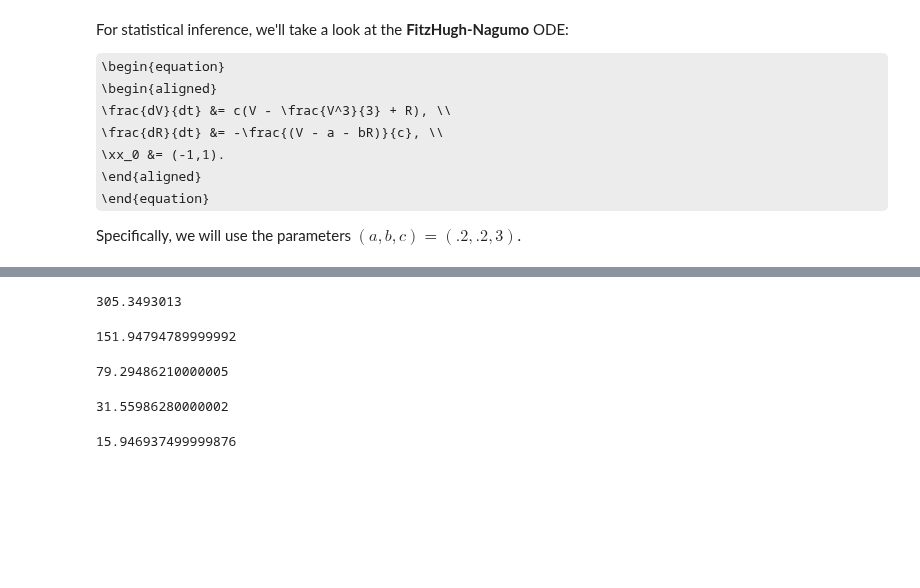
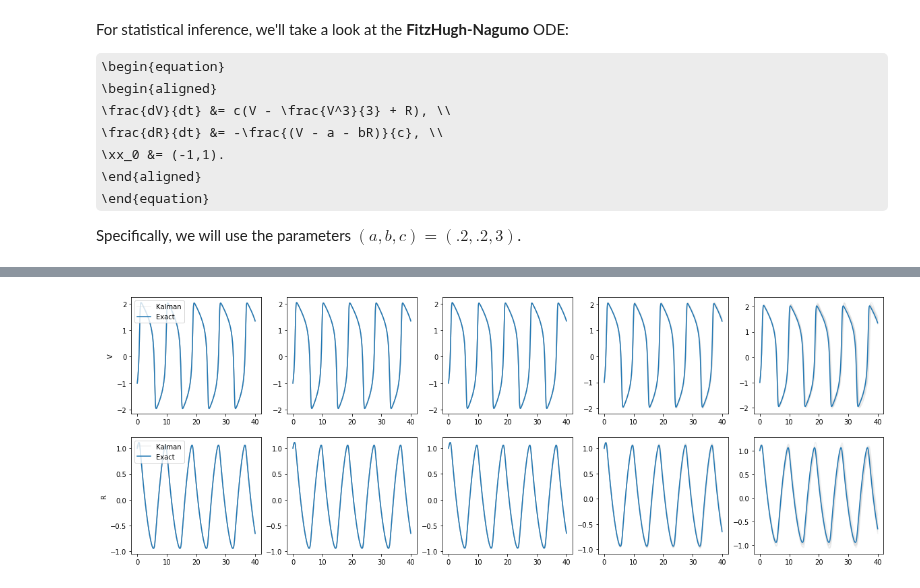
Before and after one commit to mlysy/rodeo-legacy, a Jupyter notebook: probDE/Examples/tutorial.ipynb, the cells around one changed output, grey strips where cells are left out. Cells and saved outputs as stored; diff of their text form; code cells hidden in the pictures; some formulas as TeX source; blank space fills up the shorter version.

```diff
--- a/probDE/Examples/tutorial.ipynb
+++ b/probDE/Examples/tutorial.ipynb
@@ -351,45 +333,28 @@ def timefunc(i):
-# %%
-# N = 8000
-draws = 100
-start = timer()
-Xn = kalman_multi_solver(fitz2, L, U, N[0], mu, sigmalst, rootlst, w_mat, a, draws)
-end = timer()
-print(end-start)
-# %% [output]
-305.3493013
-# %%
-# N = 4000
-draws = 100
-start = timer()
-Xn = kalman_multi_solver(fitz2, L, U, N[1], mu, sigmalst, rootlst, w_mat, a, draws)
-end = timer()
-print(end-start)
-# %% [output]
-151.94794789999992
-# %%
-# N = 2000
-draws = 100
-start = timer()
-Xn = kalman_multi_solver(fitz2, L, U, N[2], mu, sigmalst, rootlst, w_mat, a, draws)
-end = timer()
-print(end-start)
-# %% [output]
-79.29486210000005
-# %%
-# N = 800
-draws = 100
-start = timer()
-Xn = kalman_multi_solver(fitz2, L, U, N[3], mu, sigmalst, rootlst, w_mat, a, draws)
-end = timer()
-print(end-start)
-# %% [output]
-31.55986280000002
-# %%
-# N = 400
-draws = 100
-start = timer()
-Xn = kalman_multi_solver(fitz2, L, U, N[4], mu, sigmalst, rootlst, w_mat, a, draws)
-end = timer()
-print(end-start)
-# %% [output]
-15.946937499999876
+# %%
+draws = 10
+dim_example = len(Nlst)
+Xn = [None]*dim_example
+tseq = [None]*dim_example
+X_exact = [None]*dim_example
+for i in range(dim_example):
+    Xn[i] = kalman_multi_solver(fitz2, L, U, Nlst[i], mu, sigmalst, rootlst, w_mat, a, draws)
+    tseq[i] = np.linspace(L, U, Nlst[i])
+    X_exact[i] = odeint(fitz, x0, tseq[i])
+
+_, axs = plt.subplots(n, dim_example, figsize=(20, 7))
+ylabel = ['V', 'R']
+for prow in range(n):
+    for pcol in range(dim_example):
+        for i in range(draws):
+            if i == (draws - 1):
+                axs[prow, pcol].plot(tseq[pcol], Xn[pcol][i,:,p*prow],
+                                    color="lightgray", alpha=.3, label="Kalman")
+            else:
+                axs[prow, pcol].plot(tseq[pcol], Xn[pcol][i,:,p*prow],
+                                    color="lightgray", alpha=.3)
+        axs[prow, pcol].plot(tseq[pcol], X_exact[pcol][:, prow], label='Exact')
+        if pcol == 0:
+            axs[prow, pcol].set_ylabel(ylabel[prow])
+            axs[prow, pcol].legend(loc='upper left')
+# %% [output]
+[figure, added]
```
Also changed, not shown: parts of 8 cells of this notebook, 4 other files.
